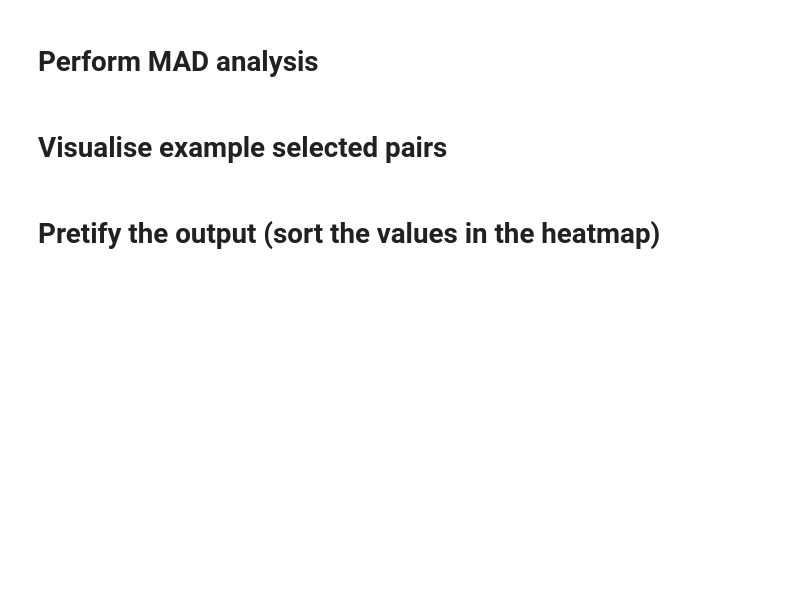
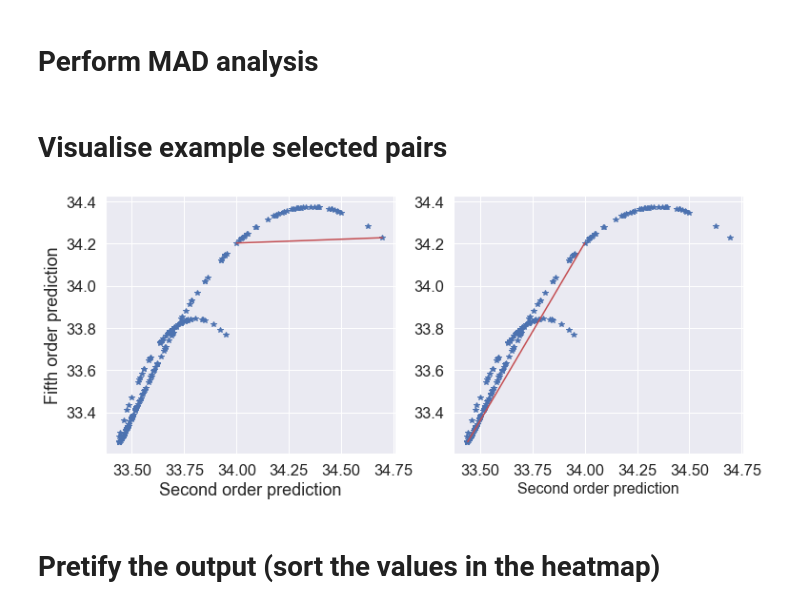
Before and after one commit to mikhailiuk/medium, a Jupyter notebook: MAD-analysis/MAD-analysis.ipynb, the cells around one changed output. Saved outputs shown, nothing was run; the diff lists cells and outputs as text; code cells hidden in the pictures; blank space fills up the shorter version.

```diff
--- a/MAD-analysis/MAD-analysis.ipynb
+++ b/MAD-analysis/MAD-analysis.ipynb
@@ -77,8 +81,8 @@ ax6.set_xlabel('Ground truth');
 # %% [markdown]
 # Perform MAD analysis
 # %%
-data_df = select_pairs(validate,'T_degC' )
-result_array = run_mad(data_df, validate.columns, 'T_degC', numb_ex = 100, threshold_less = 2)
+data_df = select_pairs(validate,'Salnty' )
+result_array = run_mad(data_df, validate.columns, 'Salnty', numb_ex = 100, threshold_less = .2)
 # %% [markdown]
 # Visualise example selected pairs
 # %%
@@ -88,34 +92,36 @@ method_2 = 'fifth'
 _,(ax1,ax2) = plt.subplots(1,2,  figsize=(12,5))
 ax1.plot(validate[method_1], validate[method_2],'*')
 for ii in range (0,1):
     data_df.sort_values(by=[method_1+'_'+method_2],ascending=False,inplace=True)
     data_df.reset_index(inplace= True, drop=True)
 
     # Find conditions that are close according to method 2
     data_df_slice = data_df.loc[abs(data_df[method_2])<1]
     data_df_slice.reset_index(inplace= True, drop=True)
     ax1.plot([validate[method_1][data_df['idx_1'][ii]],validate[method_1][data_df['idx_2'][ii]]],
              [validate[method_2][data_df['idx_1'][ii]],validate[method_2][data_df['idx_2'][ii]]],'r-')
 
 ax1.set_xlabel('Second order prediction')
 ax1.set_ylabel('Fifth order prediction')
 
 
 method_1 = 'fifth'
 method_2 = 'second'
 
 ax2.plot(validate[method_2], validate[method_1],'*')
 for ii in range (0,1):
     data_df.sort_values(by=[method_1+'_'+method_2],ascending=False,inplace=True)
     data_df.reset_index(inplace= True, drop=True)
 
     # Find conditions that are close according to method 2
     data_df_slice = data_df.loc[abs(data_df[method_2])<1]
     data_df_slice.reset_index(inplace= True, drop=True)
     ax2.plot([validate[method_2][data_df['idx_1'][ii]],validate[method_2][data_df['idx_2'][ii]]],
              [validate[method_1][data_df['idx_1'][ii]],validate[method_1][data_df['idx_2'][ii]]],'r-')
 
-ax2.set_xlabel('Second order prediction')
+ax2.set_xlabel('Second order prediction', size=16);
+# %% [output]
+[figure, added]
 # %% [markdown]
 # Pretify the output (sort the values in the heatmap)
 # %%
```
Also changed, not shown: parts of 7 cells of this notebook.
